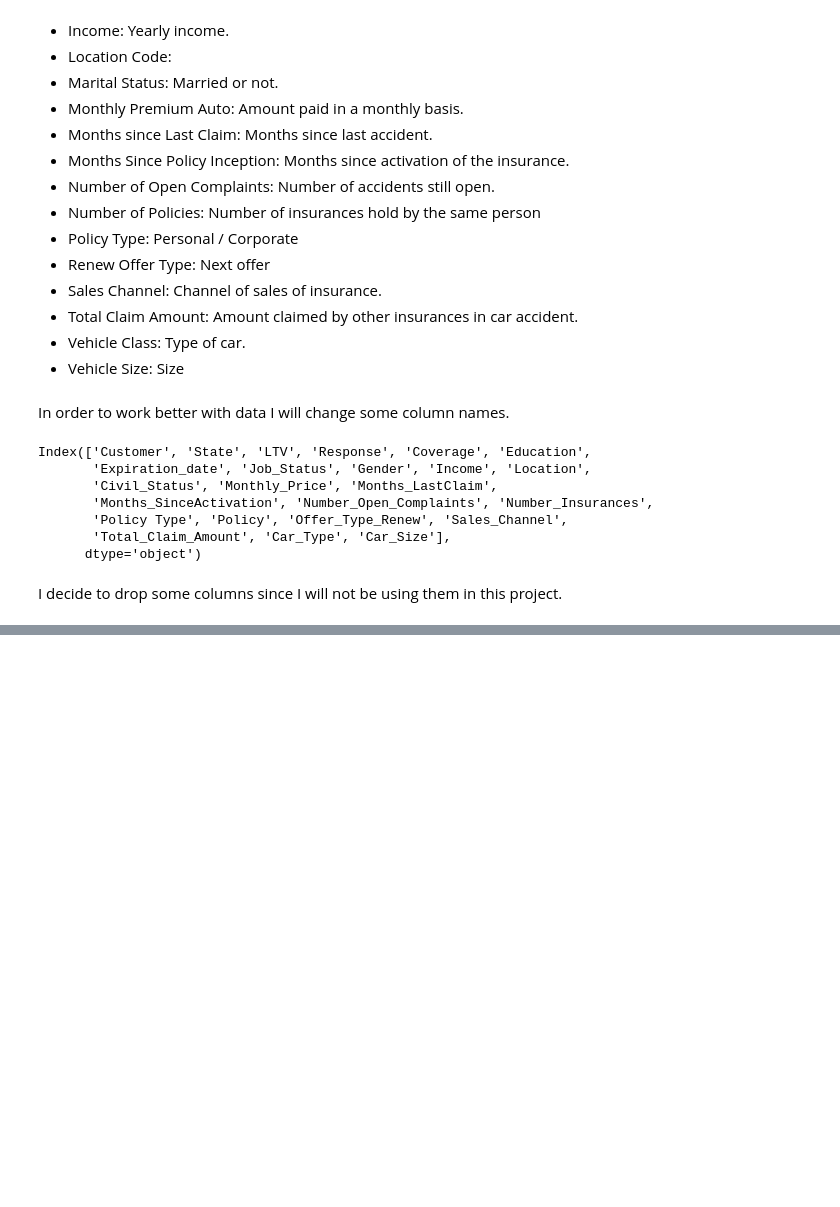
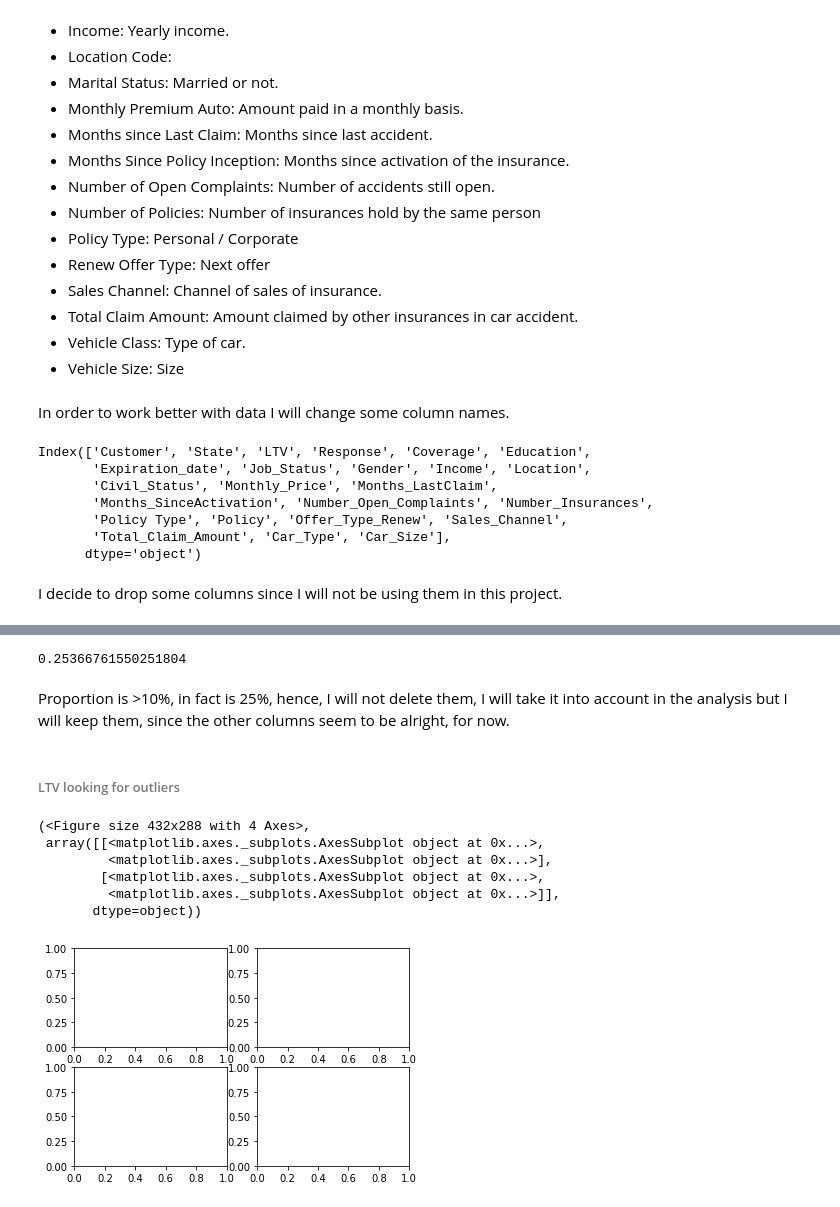
Before and after one commit to Maria6694/Project-Week-8-Final-Project, a Jupyter notebook: your-project/Code/0.Cleaning.ipynb, the cells around one changed output, grey strips where cells are left out. Drawn from its saved outputs; the diff is of its cells as text; code cells hidden in the pictures; blank space fills up the shorter version.

```diff
--- a/your-project/Code/0.Cleaning.ipynb
+++ b/your-project/Code/0.Cleaning.ipynb
@@ -89,0 +141,19 @@ Check
+# %%
+#Checking the proportion of 0s in Income.
+len(car.query('Income==0'))/len(car)
+# %% [output]
+0.25366761550251804
+# %% [markdown]
+Proportion is >10%, in fact is 25%, hence, I will not delete them, I will take it into account in the analysis but I will keep them, since the other columns seem to be alright, for now.
+# %% [markdown]
+###### LTV looking for outliers
+# %%
+plt.pyplot.subplots(2,2)#By looking in the boxplot, we can see that there might be some outliers.
+# %% [output]
+(<Figure size 432x288 with 4 Axes>,
+ array([[<matplotlib.axes._subplots.AxesSubplot object at 0x...>,
+         <matplotlib.axes._subplots.AxesSubplot object at 0x...>],
+        [<matplotlib.axes._subplots.AxesSubplot object at 0x...>,
+         <matplotlib.axes._subplots.AxesSubplot object at 0x...>]],
+       dtype=object))
+[figure, added]
```
Also changed, not shown: parts of 11 cells of this notebook.
